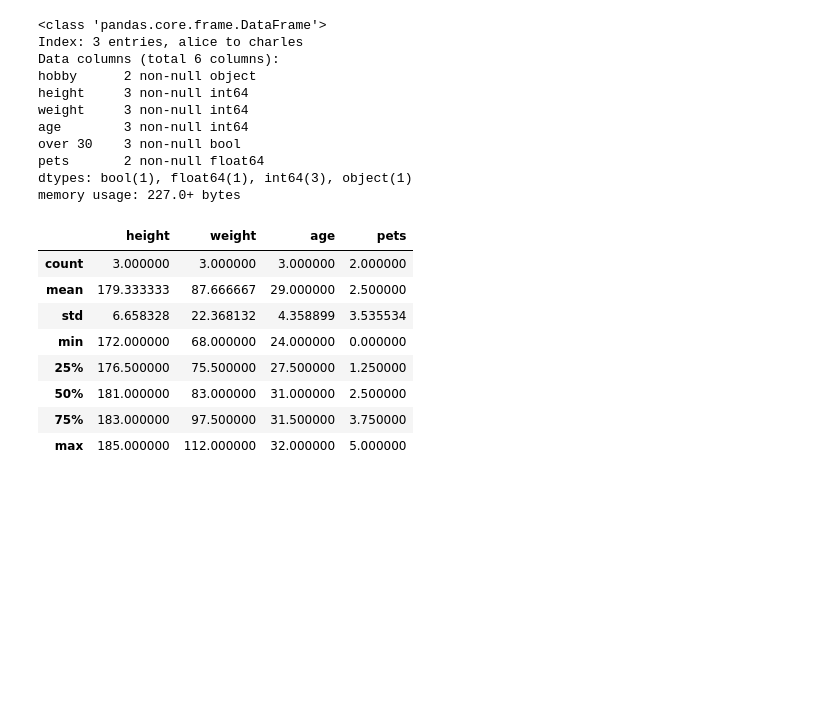
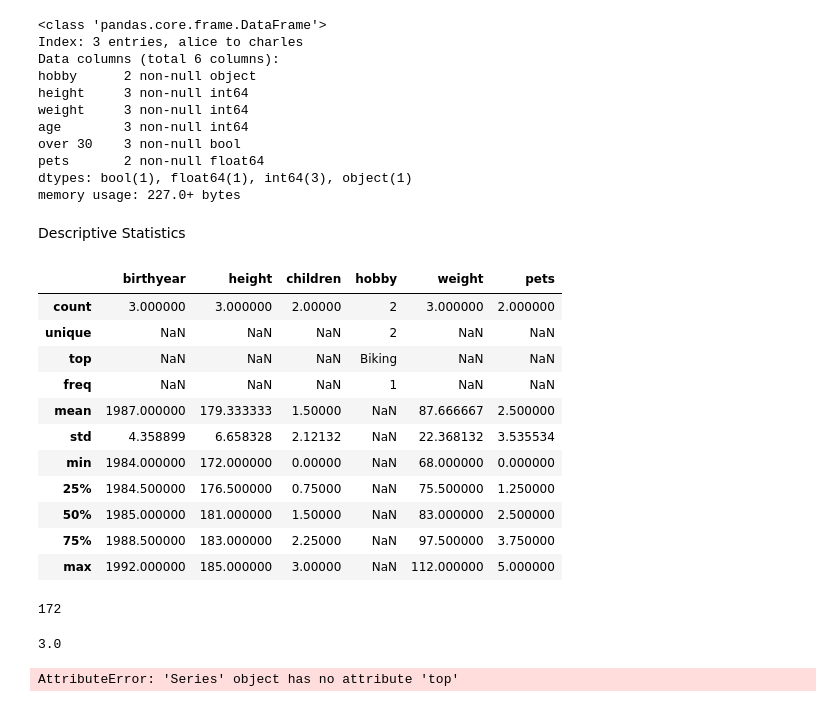
Before and after one commit to carriegardner428/cybersecurity_datascience, a Jupyter notebook: tutorials/Pandas Intro.ipynb, the cells around one changed output. Saved outputs shown, nothing was run; the diff lists cells and outputs as text; code cells hidden in the pictures; blank space fills up the shorter version.

```diff
--- a/tutorials/Pandas Intro.ipynb
+++ b/tutorials/Pandas Intro.ipynb
@@ -290,10 +294,3 @@ people[people["birthyear"] < 1990]
 |  | birthyear | children | hobby | weight |
 | alice | 1985 | NaN | Biking | 68 |
 | bob | 1984 | 3.0 | Dancing | 83 |
-# %%
-people["age"] = 2016 - people["birthyear"]  # adds a new column "age"
-people["over 30"] = people["age"] > 30      # adds another column "over 30"
-birthyears = people.pop("birthyear")
-del people["children"]
-
-people
@@ -354,15 +357,32 @@ over 30    3 non-null bool
 pets       2 non-null float64
 dtypes: bool(1), float64(1), int64(3), object(1)
 memory usage: 227.0+ bytes
+# %% [markdown]
+Descriptive Statistics
 # %%
-people.describe()
+people.describe(include='all')
 # %% [output]
-|  | height | weight | age | pets |
-| count | 3.000000 | 3.000000 | 3.000000 | 2.000000 |
-| mean | 179.333333 | 87.666667 | 29.000000 | 2.500000 |
-| std | 6.658328 | 22.368132 | 4.358899 | 3.535534 |
-| min | 172.000000 | 68.000000 | 24.000000 | 0.000000 |
-| 25% | 176.500000 | 75.500000 | 27.500000 | 1.250000 |
-| 50% | 181.000000 | 83.000000 | 31.000000 | 2.500000 |
-| 75% | 183.000000 | 97.500000 | 31.500000 | 3.750000 |
-| max | 185.000000 | 112.000000 | 32.000000 | 5.000000 |
+|  | birthyear | height | children | hobby | weight | pets |
+| count | 3.000000 | 3.000000 | 2.00000 | 2 | 3.000000 | 2.000000 |
+| unique | NaN | NaN | NaN | 2 | NaN | NaN |
+| top | NaN | NaN | NaN | Biking | NaN | NaN |
+| freq | NaN | NaN | NaN | 1 | NaN | NaN |
+| mean | 1987.000000 | 179.333333 | 1.50000 | NaN | 87.666667 | 2.500000 |
+| std | 4.358899 | 6.658328 | 2.12132 | NaN | 22.368132 | 3.535534 |
+| min | 1984.000000 | 172.000000 | 0.00000 | NaN | 68.000000 | 0.000000 |
+| 25% | 1984.500000 | 176.500000 | 0.75000 | NaN | 75.500000 | 1.250000 |
+| 50% | 1985.000000 | 181.000000 | 1.50000 | NaN | 83.000000 | 2.500000 |
+| 75% | 1988.500000 | 183.000000 | 2.25000 | NaN | 97.500000 | 3.750000 |
+| max | 1992.000000 | 185.000000 | 3.00000 | NaN | 112.000000 | 5.000000 |
+# %%
+people.height.min()
+# %% [output]
+172
+# %%
+people.children.max()
+# %% [output]
+3.0
+# %%
+people.birthyear.top()
+# %% [output]
+AttributeError: 'Series' object has no attribute 'top'
```
Also changed, not shown: parts of 8 cells of this notebook.
